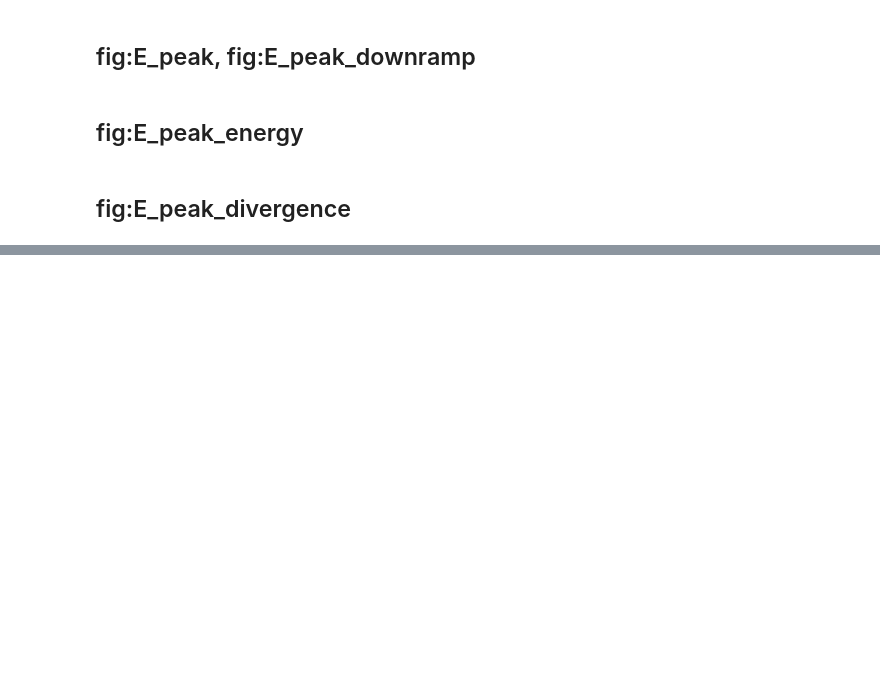
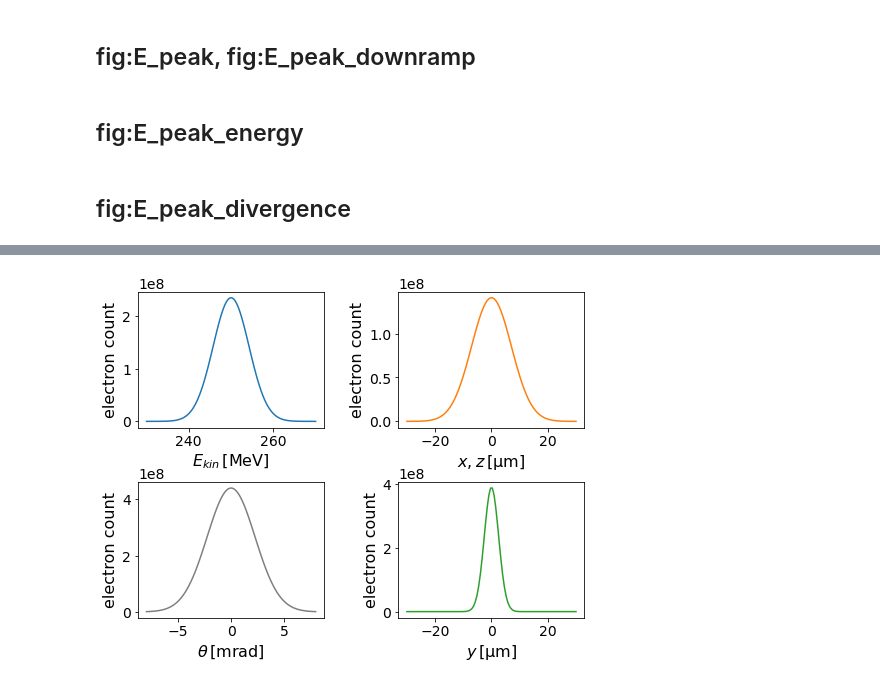
Before and after one commit to nicowrobel/bachelor_thesis, a Jupyter notebook: Notebooks/Analysis-Presentation.ipynb, the cells around one changed output, grey strips where cells are left out. Drawn from its saved outputs; the diff is of its cells as text; code cells hidden in the pictures; blank space fills up the shorter version.

Commit message:
images from yesterday

```diff
--- a/Notebooks/Analysis-Presentation.ipynb
+++ b/Notebooks/Analysis-Presentation.ipynb
@@ -2361,0 +2474,45 @@ del series
+# %%
+N = 400e-12 / constants.elementary_charge
+
+plt.figure(figsize=(8, 6))
+
+x = np.linspace(230, 270, 100)
+E = Gauss_dens(x, 250, 10 / (2*np.sqrt(2*np.log(2))))
+
+plt.subplot(221)
+plt.plot(x, E*N)
+plt.xlabel("$E_{kin} \, \mathrm{[MeV]}$")
+plt.ylabel("electron count")
+
+x = np.linspace(-30, 30, 100)
+y = Gauss_dens(x, 0, 10 / np.sqrt(2))
+
+plt.subplot(222)
+plt.plot(x, y*N, color="tab:orange")
+plt.xlabel("$x, z \, \mathrm{[\mu m]}$")
+plt.ylabel("electron count")
+
+s = 20.0e-15 * constants.c / (2*np.sqrt(2*np.log(2))) * 1e6
+x = np.linspace(-30, 30, 100)
+y = Gauss_dens(x, 0, s)
+
+plt.subplot(224)
+plt.plot(x, y*N, color="tab:green")
+plt.xlabel("$y \, \mathrm{[\mu m]}$")
+plt.ylabel("electron count")
+
+s = 1.6*np.sqrt(2)
+x = np.linspace(-8, 8, 100)
+y = (Gauss_dens(x, 0, s))
+
+plt.subplot(223)
+plt.plot(x, y*N, color="tab:grey")
+plt.xlabel(r"$\theta \, \mathrm{[mrad]}$")
+plt.ylabel("electron count")
+
+plt.subplots_adjust(wspace=0.4, hspace=0.4)
+
+plt.savefig(fname="../Vortrag/Images/Distribution.svg", facecolor="white")
+#plt.show()
+# %% [output]
+[figure, added]
```
Also changed, not shown: parts of 3 cells of this notebook.
